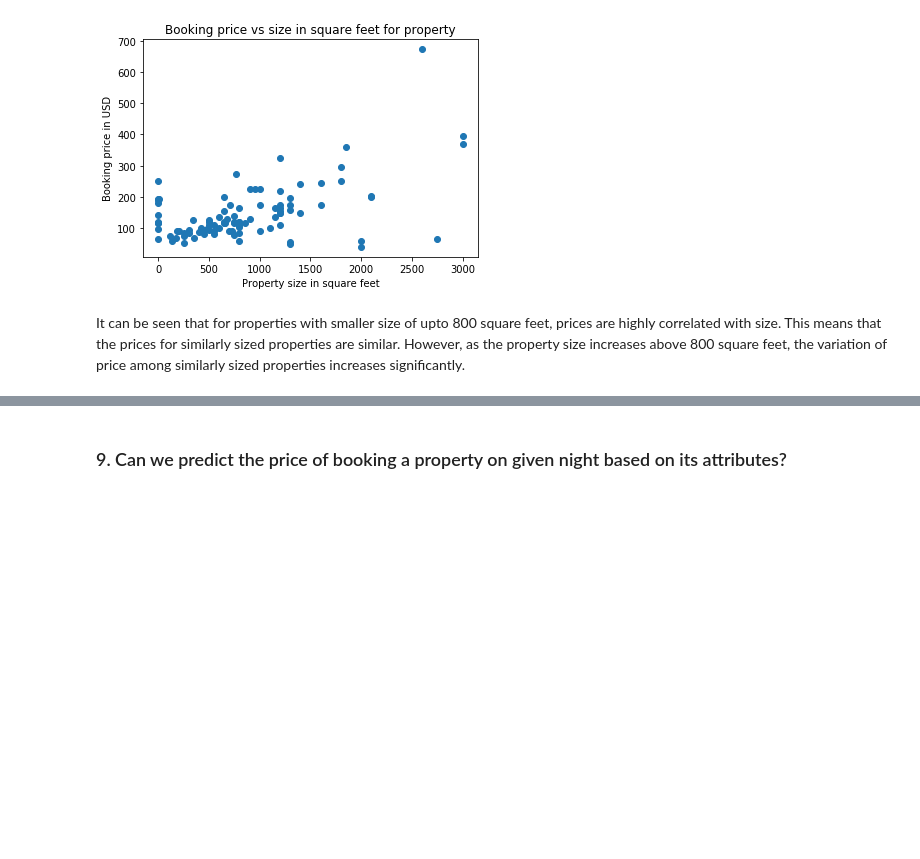
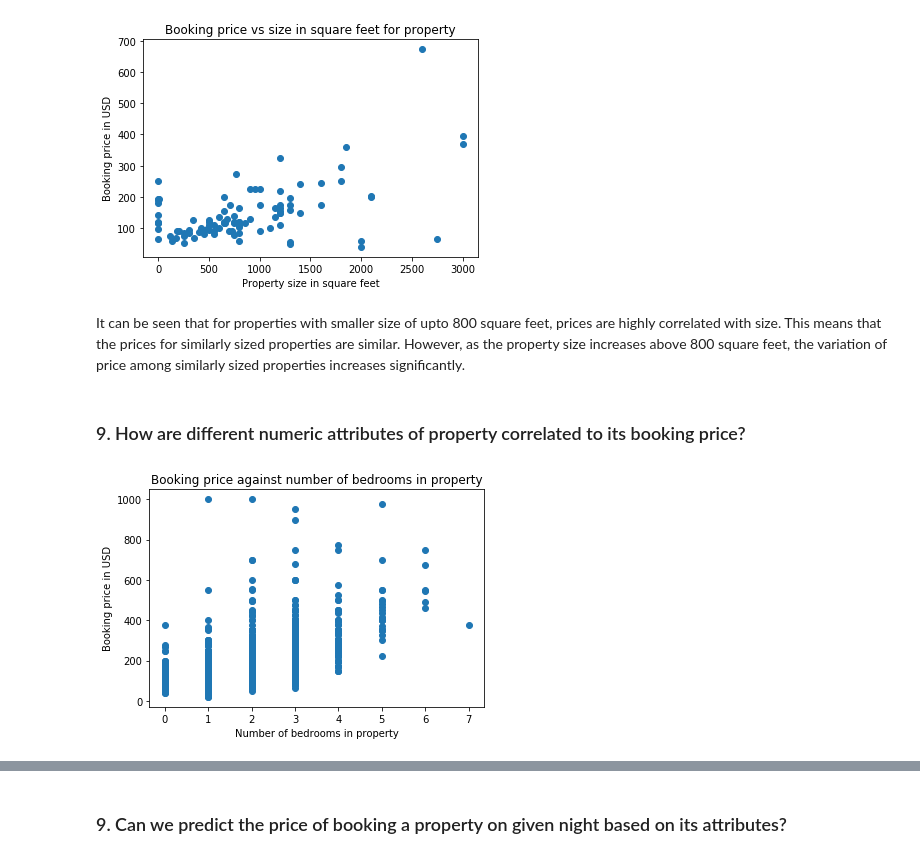
Before and after one commit to patelatharva/Analysis_of_Airbnb_property_listings_dataset, a Jupyter notebook: analysis.ipynb, the cells around one changed output, grey strips where cells are left out. Drawn from its saved outputs; the diff is of its cells as text; code cells hidden in the pictures; blank space fills up the shorter version.

```diff
--- a/analysis.ipynb
+++ b/analysis.ipynb
@@ -516,3 +516,16 @@ plt.show()
 [figure]
 # %% [markdown]
 It can be seen that for properties with smaller size of upto 800 square feet, prices are highly correlated with size. This means that the prices for similarly sized properties are similar. However, as the property size increases above 800 square feet, the variation of price among similarly sized properties increases significantly.
+# %% [markdown]
+### 9. How are different numeric attributes of property correlated to its booking price?
+# %%
+df = s_listings_cleaned.dropna(subset=["bedrooms", "price"])
+x = df.bedrooms
+y = df.price
+plt.scatter(x, y)
+plt.xlabel("Number of bedrooms in property")
+plt.ylabel("Booking price in USD")
+plt.title("Booking price against number of bedrooms in property")
+plt.show()
+# %% [output]
+[figure, added]
```
Also changed, not shown: parts of 3 cells of this notebook, 2 other files.
